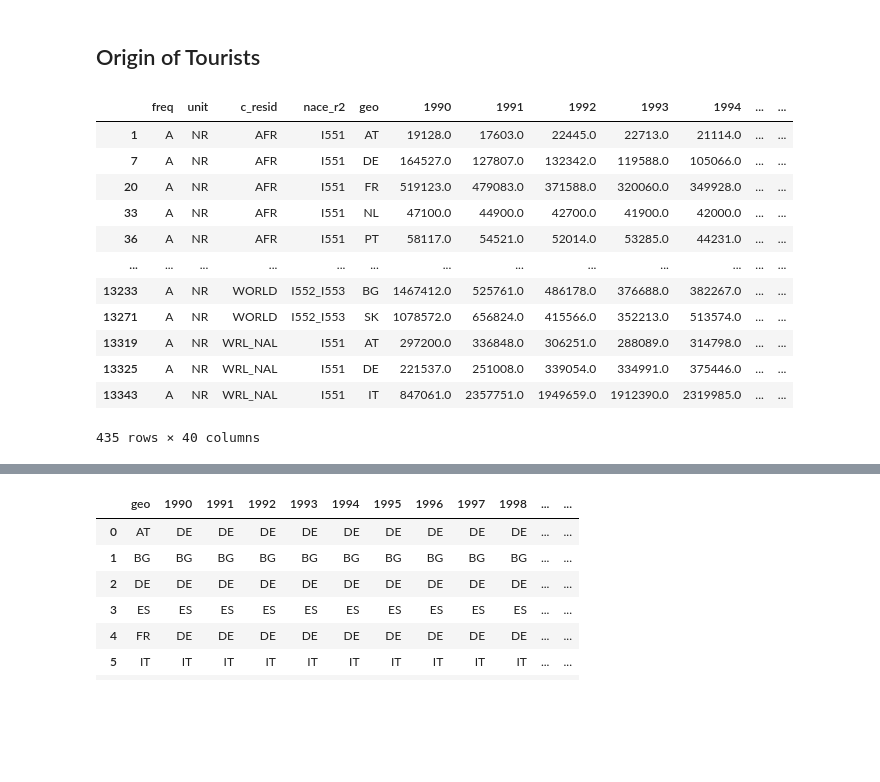
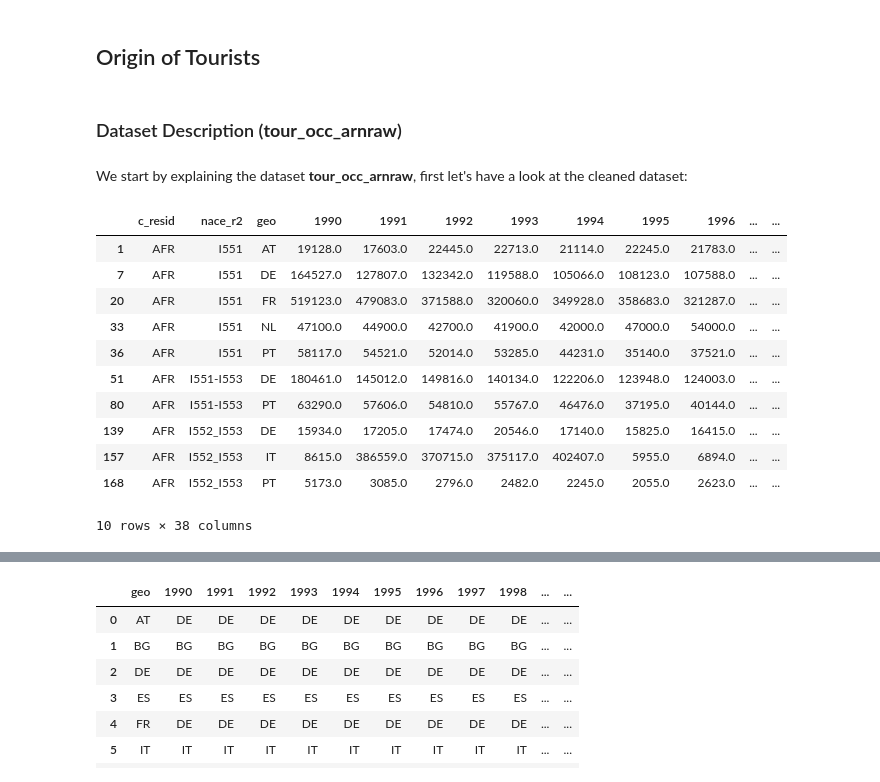
Before and after one commit to com-480-data-visualization/EUFLOW, a Jupyter notebook: analysis.ipynb, the cells around one changed output, grey strips where cells are left out. Cells and saved outputs as stored; diff of their text form; code cells hidden in the pictures; blank space fills up the shorter version.

Commit message:
cleaned

```diff
--- a/analysis.ipynb
+++ b/analysis.ipynb
@@ -844,19 +916,22 @@ in_EU_id_max_night
 | 27 | SK | N_GE4 | N_GE4 | N_GE4 | N_GE4 | N_GE4 | N_GE4 | N_GE4 | N_GE4 | N_GE4 | N_GE4 | ... |
 # %% [markdown]
 ## Origin of Tourists
+# %% [markdown]
+### Dataset Description (**tour_occ_arnraw**)
+# %% [markdown]
+We start by explaining the dataset **tour_occ_arnraw**, first let's have a look at the cleaned dataset:
 # %%
-arnraw_cleaned
+arnraw_cleaned.head(10)
 # %% [output]
-|  | freq | unit | c_resid | nace_r2 | geo | 1990 | 1991 | 1992 | 1993 | 1994 | ... | ... |
-| 1 | A | NR | AFR | I551 | AT | 19128.0 | 17603.0 | 22445.0 | 22713.0 | 21114.0 | ... | ... |
-| 7 | A | NR | AFR | I551 | DE | 164527.0 | 127807.0 | 132342.0 | 119588.0 | 105066.0 | ... | ... |
-| 20 | A | NR | AFR | I551 | FR | 519123.0 | 479083.0 | 371588.0 | 320060.0 | 349928.0 | ... | ... |
-| 33 | A | NR | AFR | I551 | NL | 47100.0 | 44900.0 | 42700.0 | 41900.0 | 42000.0 | ... | ... |
-| 36 | A | NR | AFR | I551 | PT | 58117.0 | 54521.0 | 52014.0 | 53285.0 | 44231.0 | ... | ... |
-| ... | ... | ... | ... | ... | ... | ... | ... | ... | ... | ... | ... | ... |
-| 13233 | A | NR | WORLD | I552_I553 | BG | 1467412.0 | 525761.0 | 486178.0 | 376688.0 | 382267.0 | ... | ... |
-| 13271 | A | NR | WORLD | I552_I553 | SK | 1078572.0 | 656824.0 | 415566.0 | 352213.0 | 513574.0 | ... | ... |
-| 13319 | A | NR | WRL_NAL | I551 | AT | 297200.0 | 336848.0 | 306251.0 | 288089.0 | 314798.0 | ... | ... |
-| 13325 | A | NR | WRL_NAL | I551 | DE | 221537.0 | 251008.0 | 339054.0 | 334991.0 | 375446.0 | ... | ... |
-| 13343 | A | NR | WRL_NAL | I551 | IT | 847061.0 | 2357751.0 | 1949659.0 | 1912390.0 | 2319985.0 | ... | ... |
+|  | c_resid | nace_r2 | geo | 1990 | 1991 | 1992 | 1993 | 1994 | 1995 | 1996 | ... | ... |
+| 1 | AFR | I551 | AT | 19128.0 | 17603.0 | 22445.0 | 22713.0 | 21114.0 | 22245.0 | 21783.0 | ... | ... |
+| 7 | AFR | I551 | DE | 164527.0 | 127807.0 | 132342.0 | 119588.0 | 105066.0 | 108123.0 | 107588.0 | ... | ... |
+| 20 | AFR | I551 | FR | 519123.0 | 479083.0 | 371588.0 | 320060.0 | 349928.0 | 358683.0 | 321287.0 | ... | ... |
+| 33 | AFR | I551 | NL | 47100.0 | 44900.0 | 42700.0 | 41900.0 | 42000.0 | 47000.0 | 54000.0 | ... | ... |
+| 36 | AFR | I551 | PT | 58117.0 | 54521.0 | 52014.0 | 53285.0 | 44231.0 | 35140.0 | 37521.0 | ... | ... |
+| 51 | AFR | I551-I553 | DE | 180461.0 | 145012.0 | 149816.0 | 140134.0 | 122206.0 | 123948.0 | 124003.0 | ... | ... |
+| 80 | AFR | I551-I553 | PT | 63290.0 | 57606.0 | 54810.0 | 55767.0 | 46476.0 | 37195.0 | 40144.0 | ... | ... |
+| 139 | AFR | I552_I553 | DE | 15934.0 | 17205.0 | 17474.0 | 20546.0 | 17140.0 | 15825.0 | 16415.0 | ... | ... |
+| 157 | AFR | I552_I553 | IT | 8615.0 | 386559.0 | 370715.0 | 375117.0 | 402407.0 | 5955.0 | 6894.0 | ... | ... |
+| 168 | AFR | I552_I553 | PT | 5173.0 | 3085.0 | 2796.0 | 2482.0 | 2245.0 | 2055.0 | 2623.0 | ... | ... |
-435 rows × 40 columns
+10 rows × 38 columns
```
Also changed, not shown: parts of 15 cells of this notebook.
